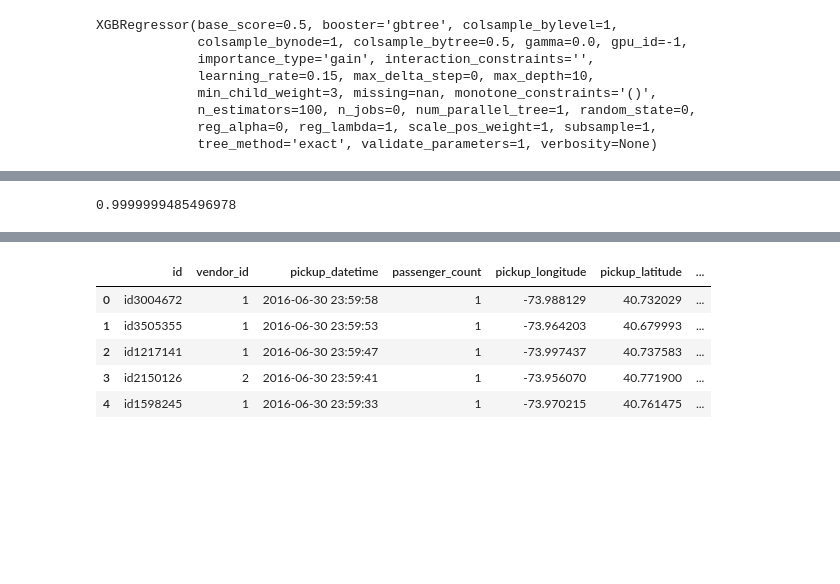
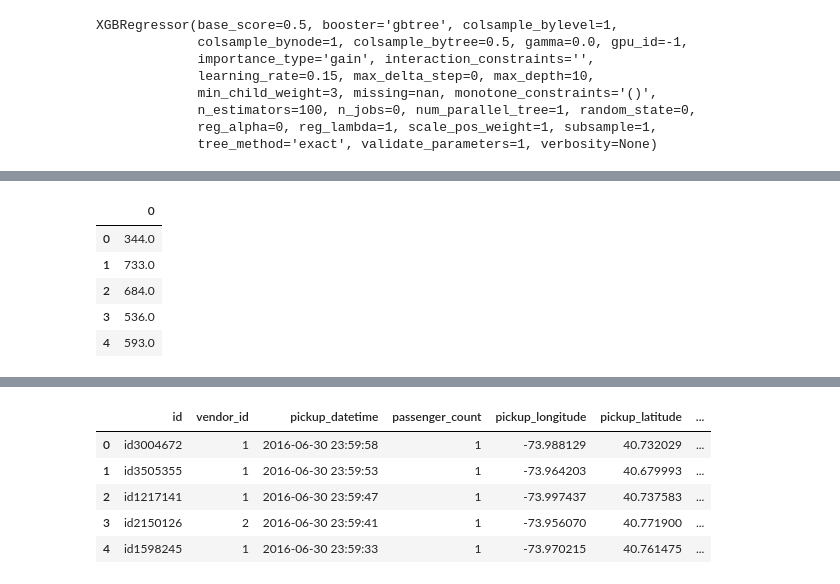
Before and after one commit to abparasar/New-York-City-Taxi-Fare-Prediction, a Jupyter notebook: Untitled5.ipynb, the cells around one changed output, grey strips where cells are left out. Cells and saved outputs as stored; diff of their text form; code cells hidden in the pictures; blank space fills up the shorter version.

```diff
--- a/Untitled5.ipynb
+++ b/Untitled5.ipynb
@@ -195,7 +199,7 @@ model = XGBRegressor(min_child_weight = 3,
  gamma = 0.0,
  colsample_bytree = 0.5)
 # %%
-model.fit(y_train,x_train)
+model.fit(x_train,y_train)
 # %% [output]
 XGBRegressor(base_score=0.5, booster='gbtree', colsample_bylevel=1,
              colsample_bynode=1, colsample_bytree=0.5, gamma=0.0, gpu_id=-1,
@@ -206,5 +210,5 @@ XGBRegressor(base_score=0.5, booster='gbtree', colsample_bylevel=1,
              reg_alpha=0, reg_lambda=1, scale_pos_weight=1, subsample=1,
              tree_method='exact', validate_parameters=1, verbosity=None)
 # %%
-result = model.predict(y_test)
+result = model.predict(x_test)
 # %%
@@ -212,3 +216,3 @@ Rup = result.apply(np.ceil)
 # %%
-Rdw = result.apply(np.floor)
+Rdw = np.floor(result)
 # %%
@@ -222,4 +229,0 @@ model.score(y_test,Rup)
-# %%
-model.score(y_test,Rdw)
-# %% [output]
-0.9999999485496978
@@ -225,0 +232,11 @@ model.score(y_test,Rdw)
+# %%
+Rdw = pd.DataFrame(Rdw)
+# %%
+Rdw.head()
+# %% [output]
+|  | 0 |
+| 0 | 344.0 |
+| 1 | 733.0 |
+| 2 | 684.0 |
+| 3 | 536.0 |
+| 4 | 593.0 |
```
Also changed, not shown: parts of 13 cells of this notebook.
